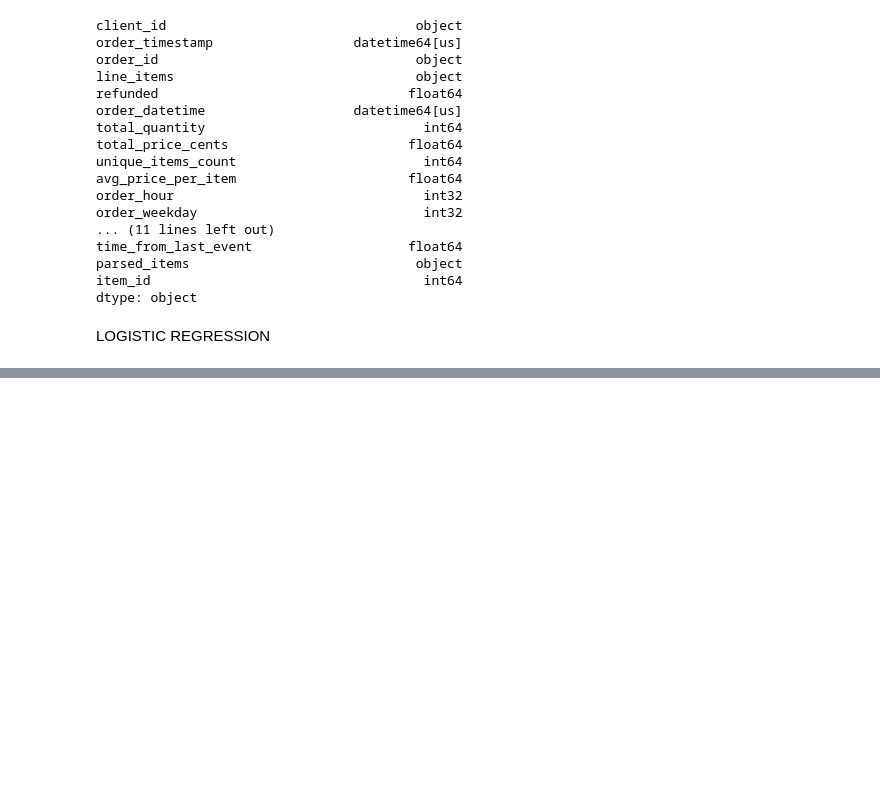
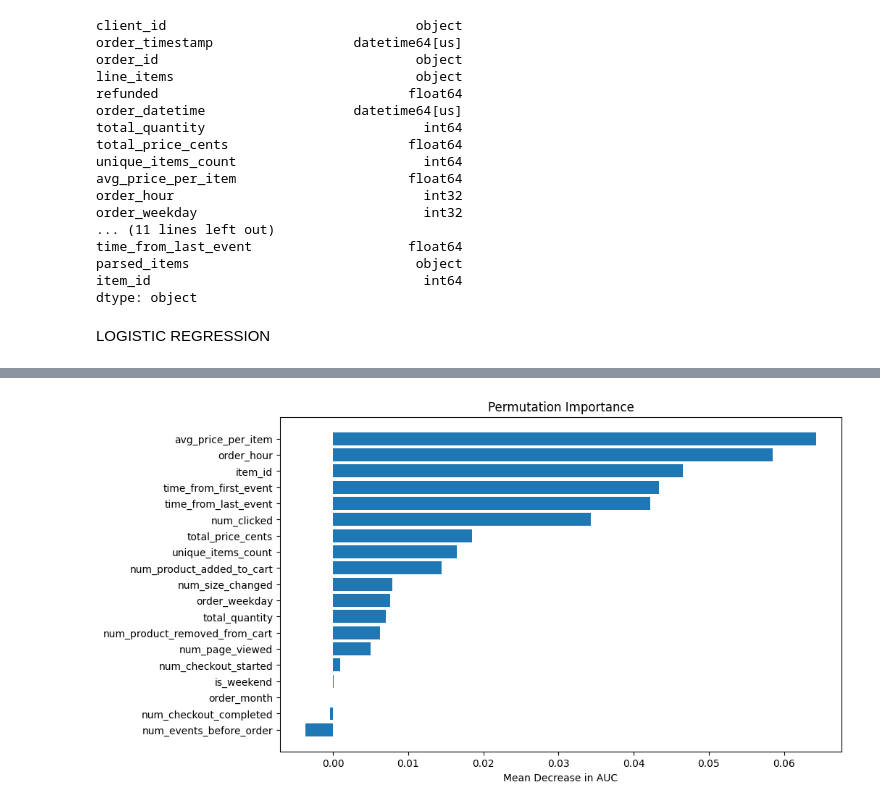
Before and after one commit to rsm-kkattigenahally/Kaggle-puffy-lost-sleep-challenge, a Jupyter notebook: predictions.ipynb, the cells around one changed output, grey strips where cells are left out. Drawn from its saved outputs; the diff is of its cells as text; code cells hidden in the pictures; blank space fills up the shorter version.

```diff
--- a/predictions.ipynb
+++ b/predictions.ipynb
@@ -503,0 +956,25 @@ LOGISTIC REGRESSION
+# %%
+from sklearn.inspection import permutation_importance
+import pandas as pd
+
+# model: your trained LGBMClassifier
+# X_val, y_val: your validation set
+
+result = permutation_importance(
+    model1,                # your trained model
+    X_val,              # input features
+    y_val,              # target
+    n_repeats=10,       # more repeats = more stable
+    random_state=42,
+    scoring='roc_auc'   # or 'accuracy', 'f1', etc.
+)
+
+
+# Create a DataFrame
+perm_df = pd.DataFrame({
+    "feature": X.columns,
+    "mean_importance": result.importances_mean,
+    "std_importance": result.importances_std
+}).sort_values(by="mean_importance", ascending=False)
+
+print(perm_df.head(10))
@@ -503,0 +993,11 @@ LOGISTIC REGRESSION
+# %%
+import matplotlib.pyplot as plt
+
+plt.figure(figsize=(10, 6))
+plt.barh(perm_df["feature"], perm_df["mean_importance"])
+plt.xlabel("Mean Decrease in AUC")
+plt.title("Permutation Importance")
+plt.gca().invert_yaxis()
+plt.show()
+# %% [output]
+[figure, added]
```
Also changed, not shown: parts of 41 cells of this notebook, 2 other files.
